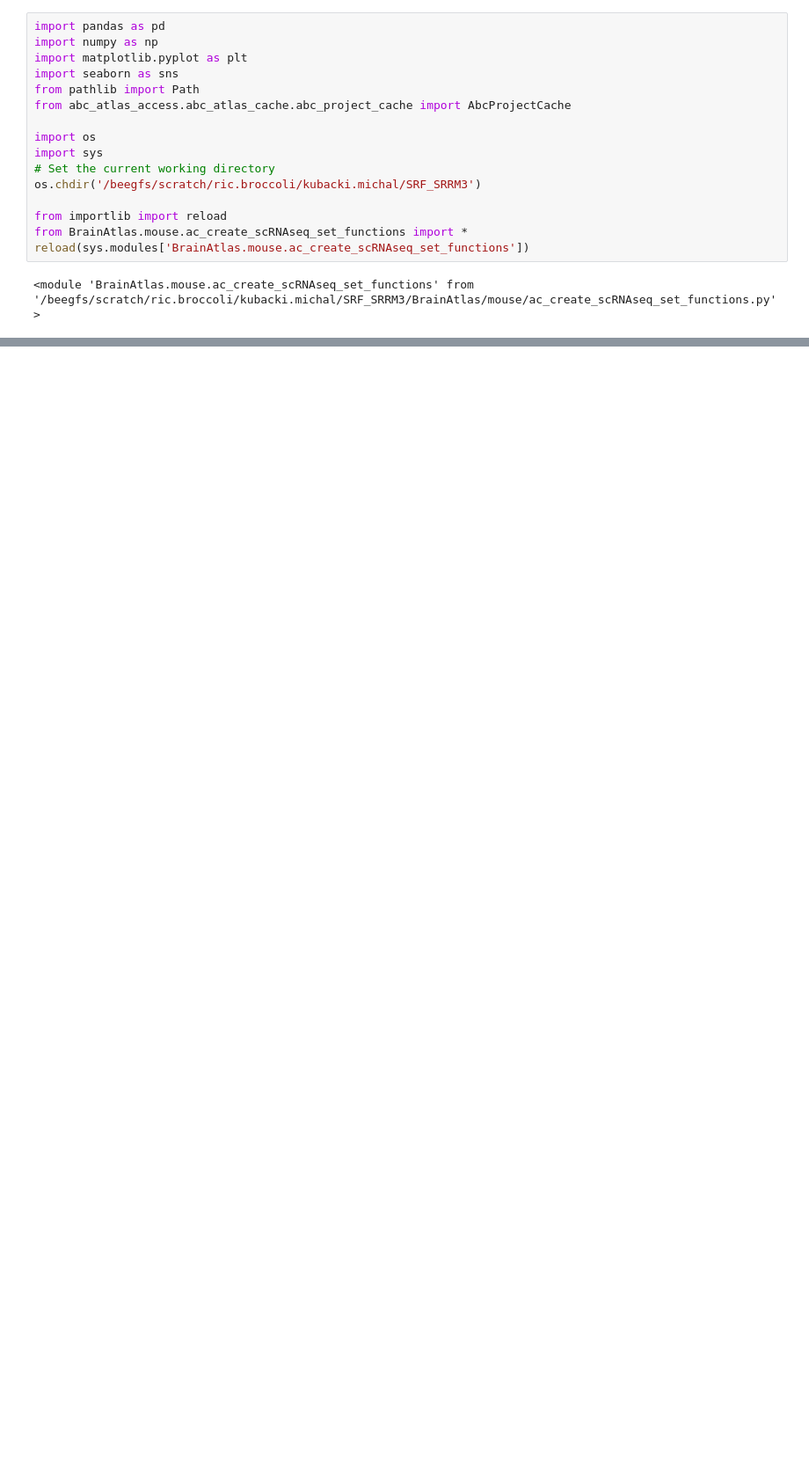
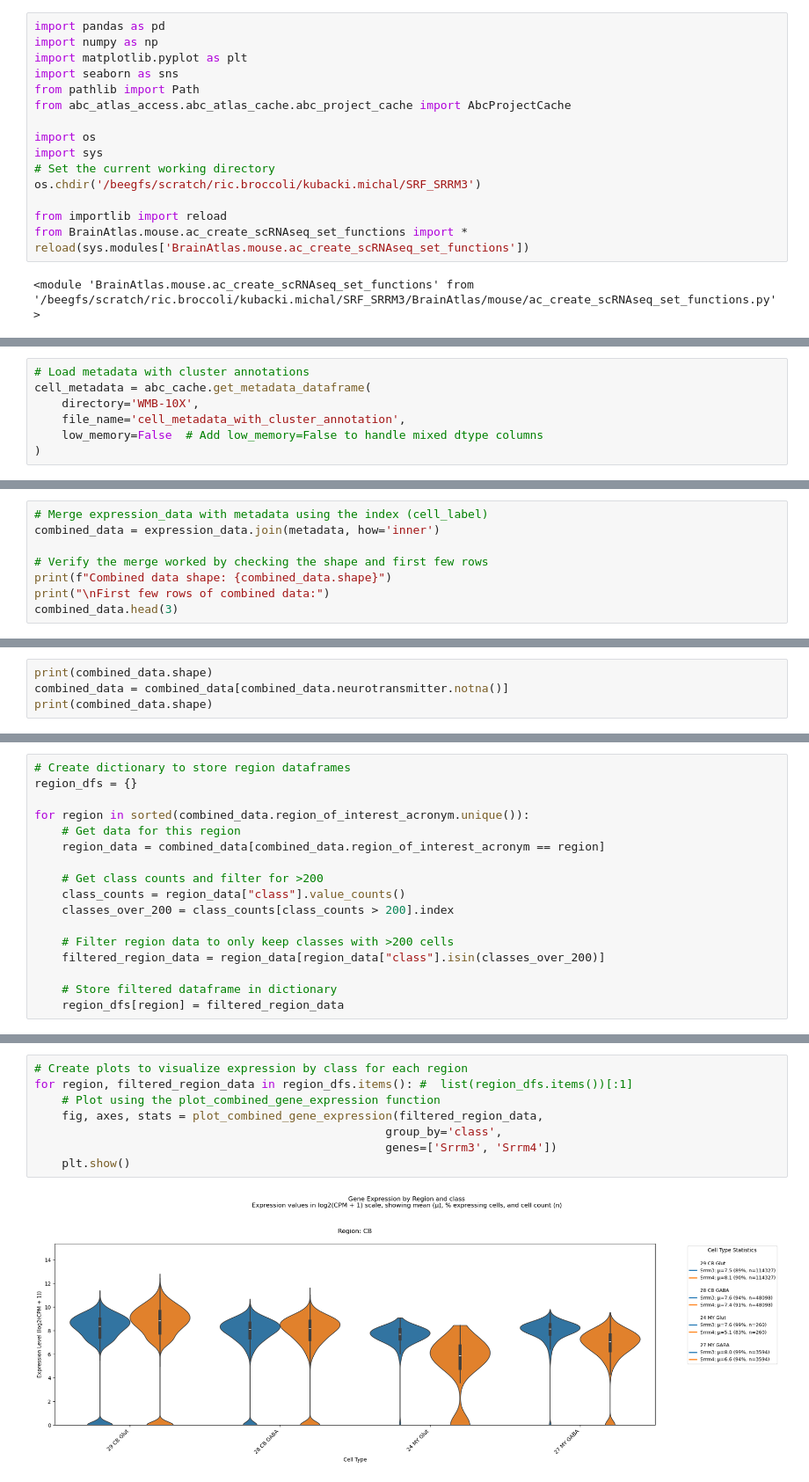
Before and after one commit to michal7kw/SRF_SRRM3, a Jupyter notebook: BrainAtlas/mouse/SRRM3_4_expression.ipynb, the cells around one changed output, grey strips where cells are left out. Shown at 88% size. Drawn from its saved outputs; the diff is of its cells as text; blank space fills up the shorter version.

```diff
--- a/BrainAtlas/mouse/SRRM3_4_expression.ipynb
+++ b/BrainAtlas/mouse/SRRM3_4_expression.ipynb
@@ -211,0 +38,7 @@ Sero:
+# %%
+# Load metadata with cluster annotations
+cell_metadata = abc_cache.get_metadata_dataframe(
+    directory='WMB-10X',
+    file_name='cell_metadata_with_cluster_annotation',
+    low_memory=False  # Add low_memory=False to handle mixed dtype columns
+)
@@ -211,0 +80,8 @@ Sero:
+# %%
+# Merge expression_data with metadata using the index (cell_label)
+combined_data = expression_data.join(metadata, how='inner')
+
+# Verify the merge worked by checking the shape and first few rows
+print(f"Combined data shape: {combined_data.shape}")
+print("\nFirst few rows of combined data:")
+combined_data.head(3)
@@ -211,0 +98,4 @@ Sero:
+# %%
+print(combined_data.shape)
+combined_data = combined_data[combined_data.neurotransmitter.notna()]
+print(combined_data.shape)
@@ -211,0 +155,17 @@ Sero:
+# %%
+# Create dictionary to store region dataframes
+region_dfs = {}
+
+for region in sorted(combined_data.region_of_interest_acronym.unique()):
+    # Get data for this region
+    region_data = combined_data[combined_data.region_of_interest_acronym == region]
+
+    # Get class counts and filter for >200
+    class_counts = region_data["class"].value_counts()
+    classes_over_200 = class_counts[class_counts > 200].index
+
+    # Filter region data to only keep classes with >200 cells
+    filtered_region_data = region_data[region_data["class"].isin(classes_over_200)]
+
+    # Store filtered dataframe in dictionary
+    region_dfs[region] = filtered_region_data
@@ -211,0 +176,10 @@ Sero:
+# %%
+# Create plots to visualize expression by class for each region
+for region, filtered_region_data in region_dfs.items(): #  list(region_dfs.items())[:1]
+    # Plot using the plot_combined_gene_expression function
+    fig, axes, stats = plot_combined_gene_expression(filtered_region_data,
+                                                   group_by='class',
+                                                   genes=['Srrm3', 'Srrm4'])
+    plt.show()
+# %% [output]
+[figure, added]
```
Also changed, not shown: parts of 20 cells of this notebook, 8 other files.
